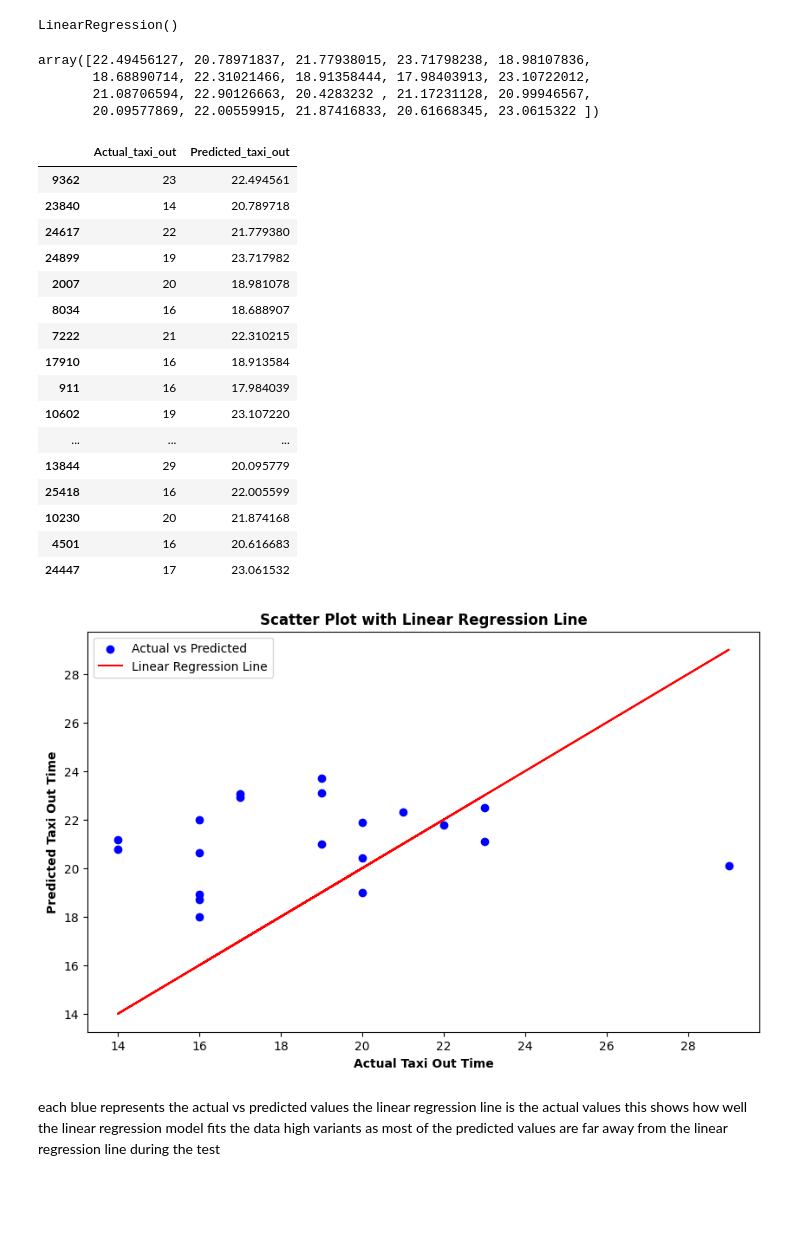
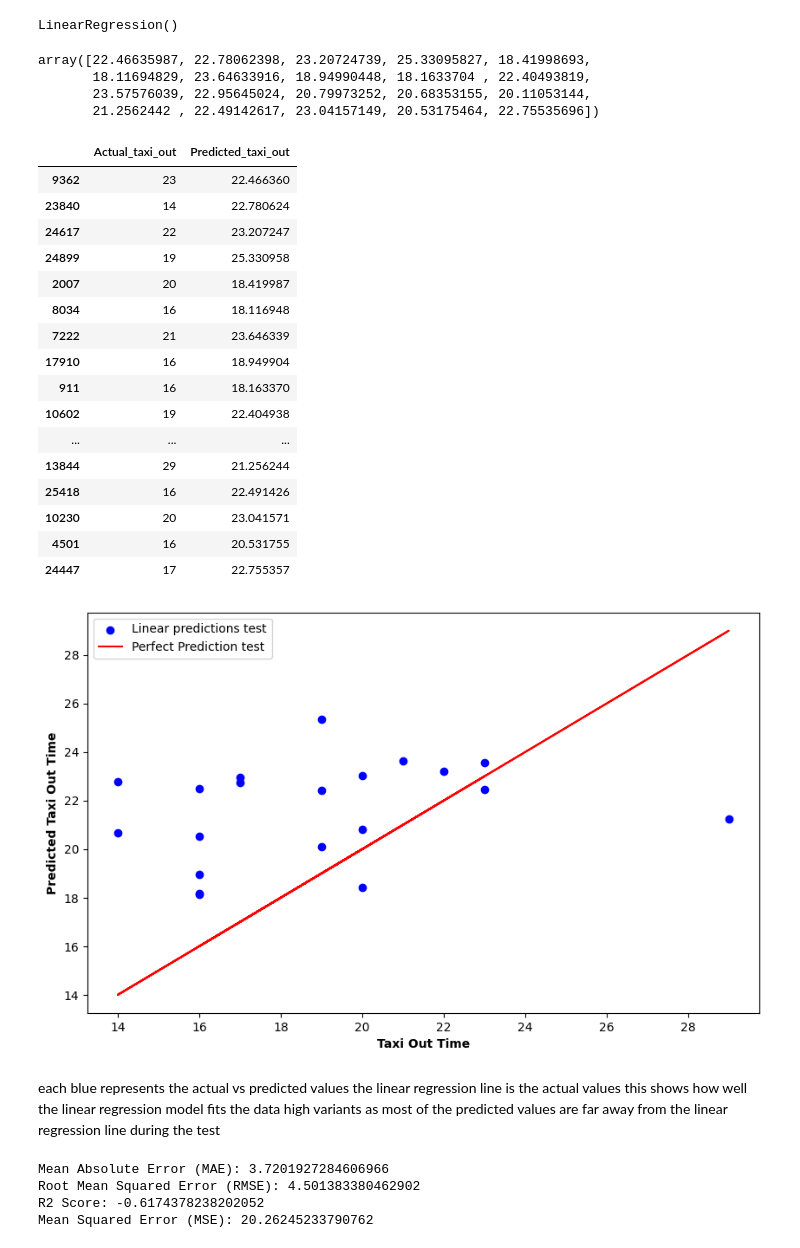
Before and after one commit to environmentallyconsciouscoder/flight_take_off_data, a Jupyter notebook: linear_regression.ipynb, the cells around one changed output. Saved outputs shown, nothing was run; the diff lists cells and outputs as text; code cells hidden in the pictures; blank space fills up the shorter version.

```diff
--- a/linear_regression.ipynb
+++ b/linear_regression.ipynb
@@ -86,8 +80,3 @@ data_to_target
 28818    13
 28819    15
 Name: TAXI_OUT, Length: 28820, dtype: int64
-# %%
-# Standardize selected columns
-scaler = StandardScaler()
-columns_to_standardize = ['Temperature', 'Wind Gust', 'Pressure', 'DISTANCE']
-data_to_use[columns_to_standardize] = scaler.fit_transform(data_to_use[columns_to_standardize])
@@ -119,52 +92,64 @@ LinearRegression()
 y_pred = LR.predict(X_test)
 y_pred
 # %% [output]
-array([22.49456127, 20.78971837, 21.77938015, 23.71798238, 18.98107836,
-       18.68890714, 22.31021466, 18.91358444, 17.98403913, 23.10722012,
-       21.08706594, 22.90126663, 20.4283232 , 21.17231128, 20.99946567,
-       20.09577869, 22.00559915, 21.87416833, 20.61668345, 23.0615322 ])
+array([22.46635987, 22.78062398, 23.20724739, 25.33095827, 18.41998693,
+       18.11694829, 23.64633916, 18.94990448, 18.1633704 , 22.40493819,
+       23.57576039, 22.95645024, 20.79973252, 20.68353155, 20.11053144,
+       21.2562442 , 22.49142617, 23.04157149, 20.53175464, 22.75535696])
 # %%
 result = {'Actual_taxi_out': y_test, 'Predicted_taxi_out': y_pred}
 result_df = pd.DataFrame(result)
 result_df
 # %% [output]
 |  | Actual_taxi_out | Predicted_taxi_out |
-| 9362 | 23 | 22.494561 |
-| 23840 | 14 | 20.789718 |
-| 24617 | 22 | 21.779380 |
-| 24899 | 19 | 23.717982 |
-| 2007 | 20 | 18.981078 |
-| 8034 | 16 | 18.688907 |
-| 7222 | 21 | 22.310215 |
-| 17910 | 16 | 18.913584 |
-| 911 | 16 | 17.984039 |
-| 10602 | 19 | 23.107220 |
+| 9362 | 23 | 22.466360 |
+| 23840 | 14 | 22.780624 |
+| 24617 | 22 | 23.207247 |
+| 24899 | 19 | 25.330958 |
+| 2007 | 20 | 18.419987 |
+| 8034 | 16 | 18.116948 |
+| 7222 | 21 | 23.646339 |
+| 17910 | 16 | 18.949904 |
+| 911 | 16 | 18.163370 |
+| 10602 | 19 | 22.404938 |
 | ... | ... | ... |
-| 13844 | 29 | 20.095779 |
-| 25418 | 16 | 22.005599 |
-| 10230 | 20 | 21.874168 |
-| 4501 | 16 | 20.616683 |
-| 24447 | 17 | 23.061532 |
+| 13844 | 29 | 21.256244 |
+| 25418 | 16 | 22.491426 |
+| 10230 | 20 | 23.041571 |
+| 4501 | 16 | 20.531755 |
+| 24447 | 17 | 22.755357 |
 # %%
 # Scatter plot with linear regression line
 plt.figure(figsize=(10, 6))
 
-# Scatter plot of actual vs predicted values
-plt.scatter(result_df['Actual_taxi_out'], result_df['Predicted_taxi_out'], color='blue', label='Actual vs Predicted')
+plt.scatter(result_df['Actual_taxi_out'], result_df['Predicted_taxi_out'], color='blue', label='Linear predictions test')
 
-# Linear regression line
-plt.plot(result_df['Actual_taxi_out'], result_df['Actual_taxi_out'], color='red', label='Linear Regression Line')
+plt.plot(result_df['Actual_taxi_out'], result_df['Actual_taxi_out'], color='red', label='Perfect Prediction test')
 
-plt.xlabel('Actual Taxi Out Time', fontweight='bold')
+plt.xlabel('Taxi Out Time', fontweight='bold')
 plt.ylabel('Predicted Taxi Out Time', fontweight='bold')
-plt.title('Scatter Plot with Linear Regression Line', fontweight='bold')
 plt.legend()
 plt.show()
 # %% [output]
-[figure, old version]
+[figure, new version]
 # %% [markdown]
 
 each blue represents the actual vs predicted values
 the linear regression line is the actual values
 this shows how well the linear regression model fits the data
 high variants as most of the predicted values are far away from the linear regression line during the test
+# %%
+
+mae = mean_absolute_error(y_test, y_pred)
+print("Mean Absolute Error (MAE):", mae)
+rmse = mean_squared_error(y_test, y_pred, squared=False)
+print("Root Mean Squared Error (RMSE):", rmse)
+r2 = r2_score(y_test, y_pred)
+print("R2 Score:", r2)
+mse = mean_squared_error(y_test, y_pred)
+print("Mean Squared Error (MSE):", mse)
+# %% [output]
+Mean Absolute Error (MAE): 3.7201927284606966
+Root Mean Squared Error (RMSE): 4.501383380462902
+R2 Score: -0.6174378238202052
+Mean Squared Error (MSE): 20.26245233790762
```
Also changed, not shown: parts of 6 cells of this notebook.
